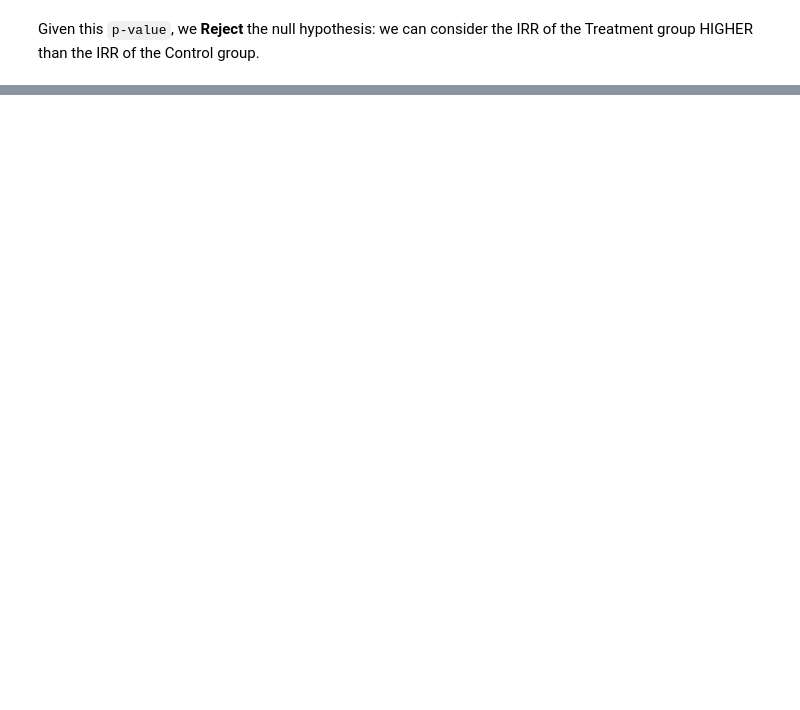
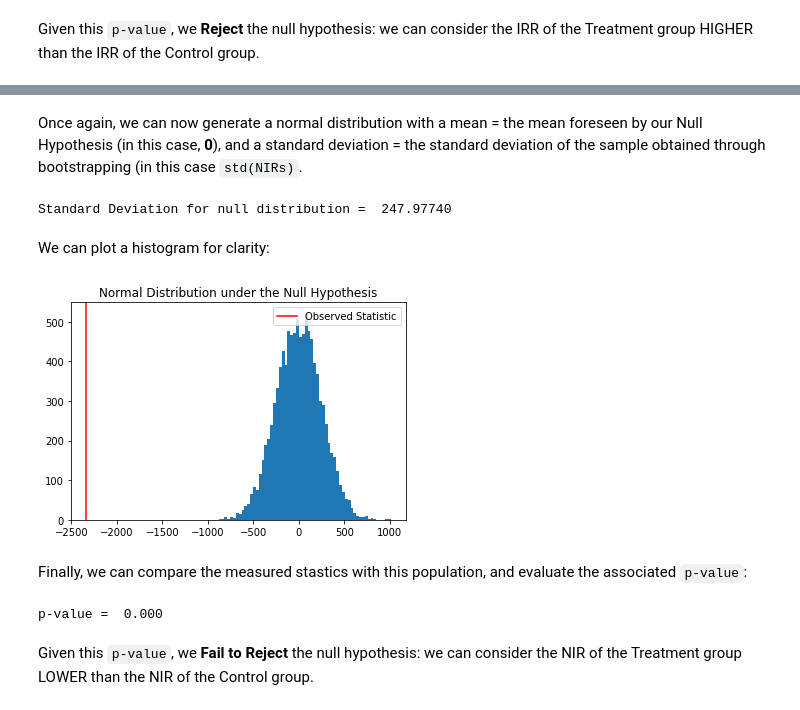
Before and after one commit to Data-Science-NDegree-MRusso/DSND-P4-Experiment-Design, a Jupyter notebook: Starbucks.ipynb, the cells around one changed output, grey strips where cells are left out. Saved outputs shown, nothing was run; the diff lists cells and outputs as text; code cells hidden in the pictures; blank space fills up the shorter version.

```diff
--- a/Starbucks.ipynb
+++ b/Starbucks.ipynb
@@ -278,0 +290,13 @@ Given this `p-value`, we **Reject** the null hypothesis: we can consider the IRR
+# %%
+NIRs = []
+
+t0= time.clock()
+
+for _ in range(10000):
+    bootsample_NIR = train_data.sample(50000, replace=True)
+    _ , nir_boot = score(bootsample_NIR)
+    NIRs.append(nir_boot)
+
+t1 = time.clock() - t0
+
+print('Done. Elapsed time = ', '{:.2f}'.format(t1), ' s')
@@ -279,3 +305,33 @@ Given this `p-value`, we **Reject** the null hypothesis: we can consider the IRR
+# %% [markdown]
+Once again, we can now generate a normal distribution with a mean = the mean foreseen by our Null Hypothesis (in this case, **0**), and a standard deviation = the standard deviation of the sample obtained through bootstrapping (in this case `std(NIRs)`.
+# %%
+# Display std. deviation
+print('Standard Deviation for null distribution = ', '{:.5f}'.format(np.std(NIRs)))
+
+# Generate distribution
+null_dist_NIR = np.random.normal(0, np.std(NIRs), 10000)
+# %% [output]
+Standard Deviation for null distribution =  247.97740
+# %% [markdown]
+We can plot a histogram for clarity:
+# %%
+# Plot histogram, showing measured statistics
+plt.hist(null_dist_NIR, bins=60)
+plt.axvline(nir_train, color='r', label ="Observed Statistic")
+plt.legend(loc='upper right')
+plt.title("Normal Distribution under the Null Hypothesis");
+# %% [output]
+[figure, added]
+# %% [markdown]
+Finally, we can compare the measured stastics with this population, and evaluate the associated `p-value`:
+# %%
+p_val_NIR = (nir_train>null_dist_NIR).mean()
+
+print('p-value = ', '{:.3f}'.format(p_val_NIR))
+# %% [output]
+p-value =  0.000
+# %% [markdown]
+Given this `p-value`, we **Fail to Reject** the null hypothesis: we can consider the NIR of the Treatment group LOWER than the NIR of the Control group.
 # %%
 def promotion_strategy(df):
     '''
```
Also changed, not shown: parts of 15 cells of this notebook.
